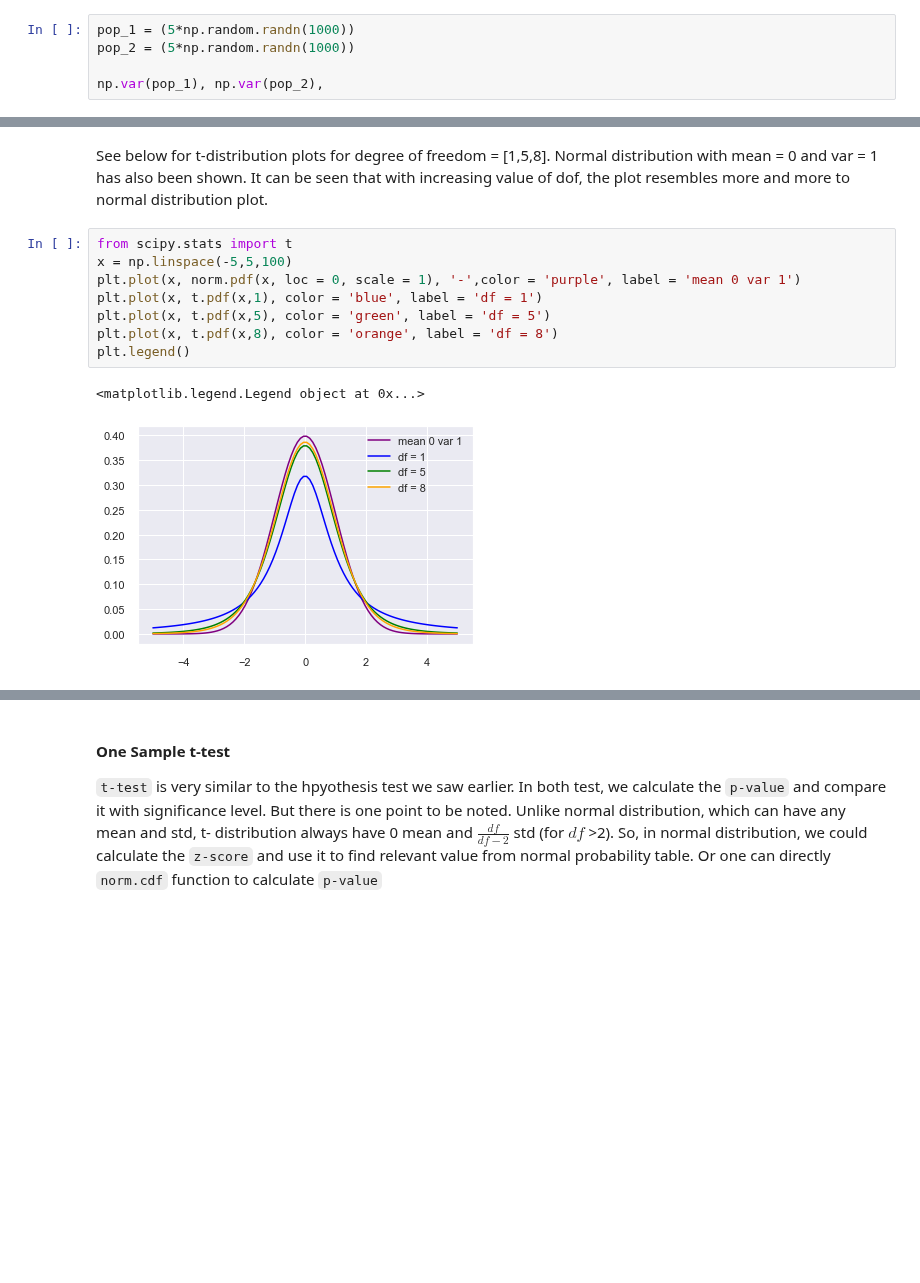
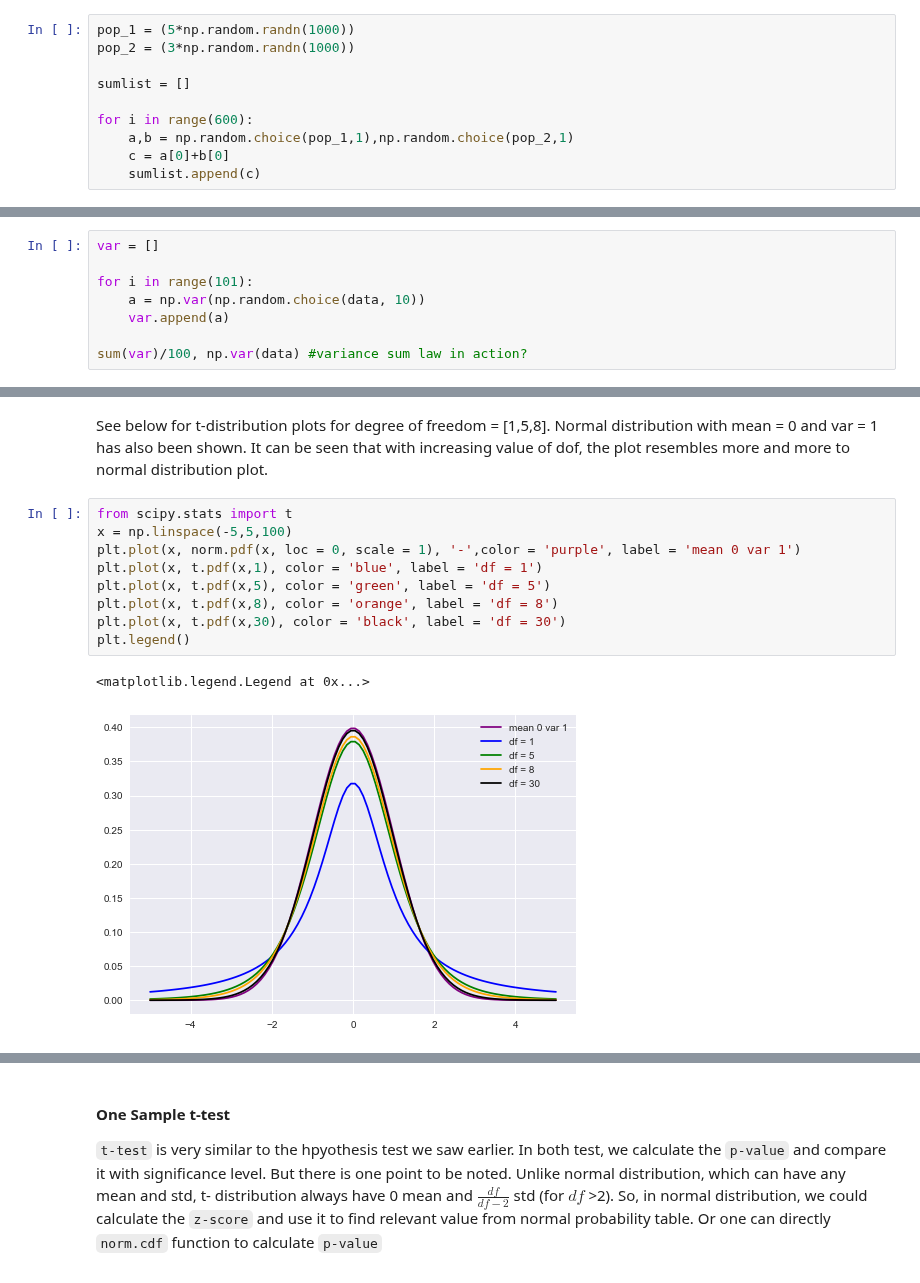
Before and after one commit to mayankkaizen/jupyter-notebooks, a Jupyter notebook: Probability and Stats/Stats.ipynb, the cells around one changed output, grey strips where cells are left out. Saved outputs shown, nothing was run; the diff lists cells and outputs as text; blank space fills up the shorter version.

```diff
--- a/Probability and Stats/Stats.ipynb
+++ b/Probability and Stats/Stats.ipynb
@@ -227,6 +227,11 @@ $${\sigma}^2_{X\pm{Y}} ={\sigma}^2_{X}+{\sigma}^2_{Y}  $$
 Important. These formulas for the sum and difference of variables given above only apply when the variables are independent.
 # %%
 pop_1 = (5*np.random.randn(1000))
-pop_2 = (5*np.random.randn(1000))
+pop_2 = (3*np.random.randn(1000))
 
-np.var(pop_1), np.var(pop_2),
+sumlist = []
+
+for i in range(600):
+    a,b = np.random.choice(pop_1,1),np.random.choice(pop_2,1)
+    c = a[0]+b[0]
+    sumlist.append(c)
@@ -693,3 +708,11 @@ se_2                  #Standard error when Population std dev not known so we us
 # %% [markdown]
 
 Again, SE of mean calculated here is very close the SE of mean which we caculated in the begining.
+# %%
+var = []
+
+for i in range(101):
+    a = np.var(np.random.choice(data, 10))
+    var.append(a)
+
+sum(var)/100, np.var(data) #variance sum law in action?
@@ -1151,11 +1142,12 @@ See below for t-distribution plots for degree of freedom = [1,5,8]. Normal distr
 # %%
 from scipy.stats import t
 x = np.linspace(-5,5,100)
 plt.plot(x, norm.pdf(x, loc = 0, scale = 1), '-',color = 'purple', label = 'mean 0 var 1')
 plt.plot(x, t.pdf(x,1), color = 'blue', label = 'df = 1')
 plt.plot(x, t.pdf(x,5), color = 'green', label = 'df = 5')
 plt.plot(x, t.pdf(x,8), color = 'orange', label = 'df = 8')
+plt.plot(x, t.pdf(x,30), color = 'black', label = 'df = 30')
 plt.legend()
 # %% [output]
-<matplotlib.legend.Legend object at 0x...>
+<matplotlib.legend.Legend at 0x...>
-[figure, old version]
+[figure, new version]
```
Also changed, not shown: parts of 46 cells of this notebook, 7 other files.
